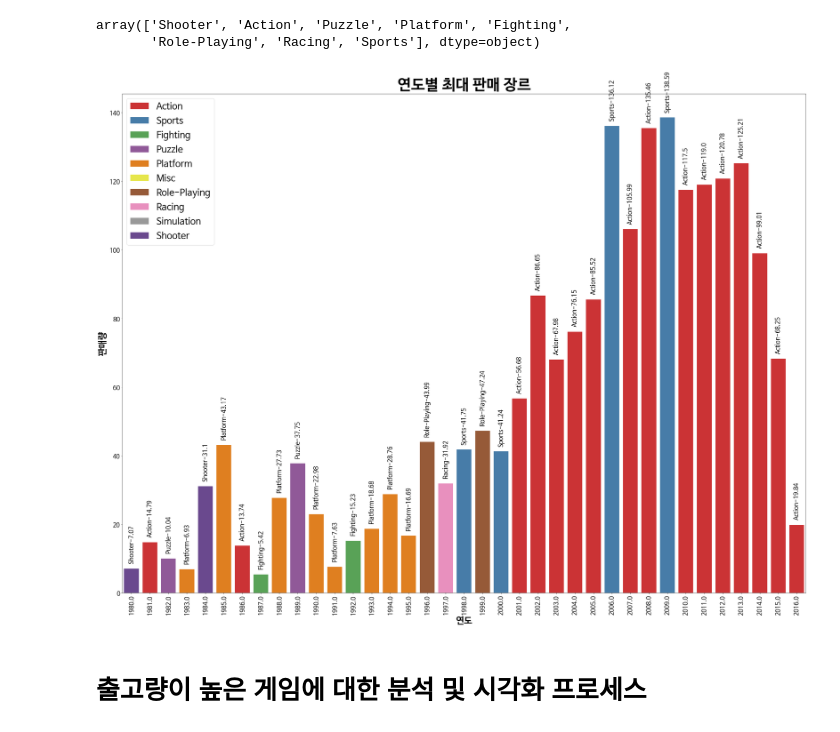
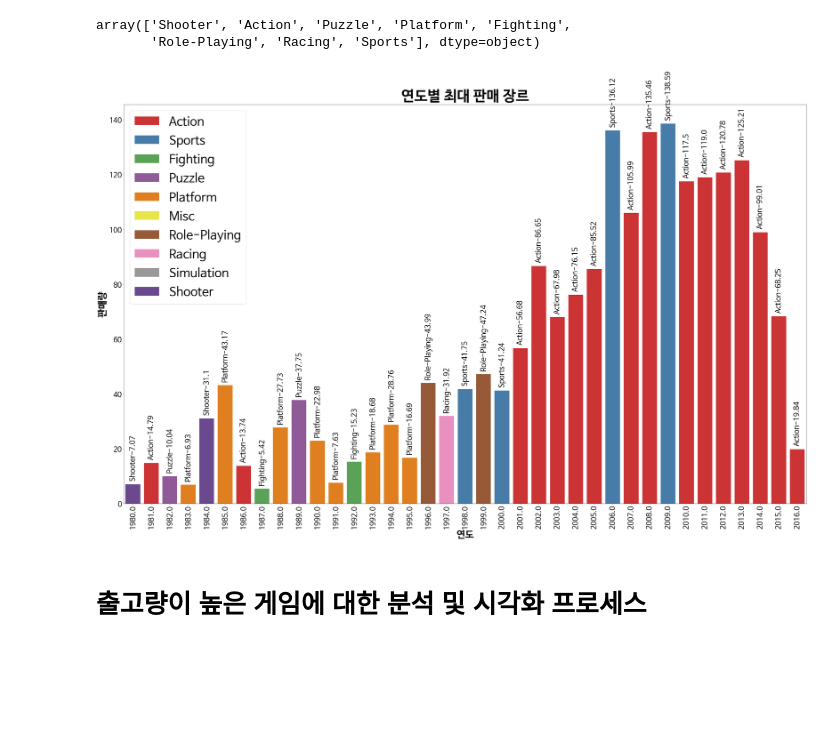
Before and after one commit to Ha-eunYu/DA_Game-Production-Plan, a Jupyter notebook: Section1_fin.ipynb, the cells around one changed output. Cells and saved outputs as stored; diff of their text form; code cells hidden in the pictures; blank space fills up the shorter version.

```diff
--- a/Section1_fin.ipynb
+++ b/Section1_fin.ipynb
@@ -504,7 +521,7 @@ sns.color_palette("Paired")
  (0.6941176470588235, 0.34901960784313724, 0.1568627450980392)]
 # %%
 # figure
-plt.figure(figsize=(40,30))
+plt.figure(figsize=(50,30))
 custom_palette = sns.color_palette("Set1")
 sns.set_palette([custom_palette[0]])
 barplot=sns.barplot(x='Year', y='Sales',hue='Genre', data=dfyg_max,hue_order=['Action'])
@@ -518,18 +535,18 @@ sns.set_palette([custom_palette[4]])
 barplot=sns.barplot(x='Year', y='Sales',hue='Genre', data=dfyg_max,hue_order=['Platform'])
 sns.set_palette([custom_palette[5]])
 barplot=sns.barplot(x='Year', y='Sales',hue='Genre', data=dfyg_max,hue_order=['Misc'])
-plt.legend(loc = 'upper left', prop={'size': 30})
+plt.legend(loc = 'upper left', prop={'size': 50})
 
 genre=dfyg_max['Genre'].values
 cnt = 0
 for value in dfyg_max['Sales']:
     barplot.text(x=cnt, y=value + 5, s=str(genre[cnt] + '-' + str(value)),
-            color='black', size=20, rotation=90, ha='center')
+            color='black', size=30, rotation=90, ha='center')
     cnt+=1
-plt.xticks(rotation=90, fontsize=20)
-plt.yticks(fontsize=20)
+plt.xticks(rotation=90, fontsize=30)
+plt.yticks(fontsize=30)
 
-plt.title('연도별 최대 출시 장르',weight='bold',fontsize=50);
-plt.xlabel('연도',weight='bold',fontsize=30);
-plt.ylabel('출시량',weight='bold',fontsize=30);
+plt.title('연도별 최대 출시 장르',weight='bold',fontsize=60);
+plt.xlabel('연도',weight='bold',fontsize=40);
+plt.ylabel('출시량',weight='bold',fontsize=40);
 # %% [output]
@@ -547,45 +564,45 @@ array(['Shooter', 'Action', 'Puzzle', 'Platform', 'Fighting',
        'Role-Playing', 'Racing', 'Sports'], dtype=object)
 # %%
 # figure
-plt.figure(figsize=(40,30))
+plt.figure(figsize=(50,30))
 custom_palette = sns.color_palette("Set1")
 sns.set_palette([custom_palette[0]])
 barplot=sns.barplot(x='Year', y='Sum',hue='Genre', data=dfyg_s_max,hue_order=['Action'])
 sns.set_palette([custom_palette[1]])
 barplot=sns.barplot(x='Year', y='Sum',hue='Genre', data=dfyg_s_max,hue_order=['Sports'])
 sns.set_palette([custom_palette[2]])
 barplot=sns.barplot(x='Year', y='Sum',hue='Genre', data=dfyg_s_max,hue_order=['Fighting'])
 sns.set_palette([custom_palette[3]])
 barplot=sns.barplot(x='Year', y='Sum',hue='Genre', data=dfyg_s_max,hue_order=['Puzzle'])
 sns.set_palette([custom_palette[4]])
 barplot=sns.barplot(x='Year', y='Sum',hue='Genre', data=dfyg_s_max,hue_order=['Platform'])
 sns.set_palette([custom_palette[5]])
 barplot=sns.barplot(x='Year', y='Sum',hue='Genre', data=dfyg_s_max,hue_order=['Misc'])
 sns.set_palette([custom_palette[6]])
 barplot=sns.barplot(x='Year', y='Sum',hue='Genre', data=dfyg_s_max,hue_order=['Role-Playing'])
 sns.set_palette([custom_palette[7]])
 barplot=sns.barplot(x='Year', y='Sum',hue='Genre', data=dfyg_s_max,hue_order=['Racing'])
 sns.set_palette([custom_palette[8]])
 barplot=sns.barplot(x='Year', y='Sum',hue='Genre', data=dfyg_s_max,hue_order=['Simulation'])
 sns.set_palette([sns.color_palette("Paired")[9]])
 barplot=sns.barplot(x='Year', y='Sum',hue='Genre', data=dfyg_s_max,hue_order=['Shooter'])
-plt.legend(loc = 'upper left', prop={'size': 30})
+plt.legend(loc = 'upper left', prop={'size': 50})
 
 # figure
 genre=dfyg_s_max['Genre'].values
 cnt = 0
 for value in dfyg_s_max['Sum']:
     barplot.text(x=cnt, y=value + 2, s=str(genre[cnt] + '-' + str(round(value,2))),
-            color='black', size=20, rotation=90, ha='center')
+            color='black', size=30, rotation=90, ha='center')
     cnt+=1
-plt.xticks(rotation=90, fontsize=20)
-plt.yticks(fontsize=20)
+plt.xticks(rotation=90, fontsize=30)
+plt.yticks(fontsize=30)
 
-plt.title('연도별 최대 판매 장르',weight='bold',fontsize=50);
-plt.xlabel('연도',weight='bold',fontsize=30);
-plt.ylabel('판매량',weight='bold',fontsize=30);
+plt.title('연도별 최대 판매 장르',weight='bold',fontsize=60);
+plt.xlabel('연도',weight='bold',fontsize=40);
+plt.ylabel('판매량',weight='bold',fontsize=40);
 # %% [output]
-[figure, old version]
+[figure, new version]
 # %%
 df.groupby(['Year','Genre'])['Sum'].sum().reset_index()
 # 데이터가 적은 Year Drop
```
Also changed, not shown: parts of 23 cells of this notebook.
